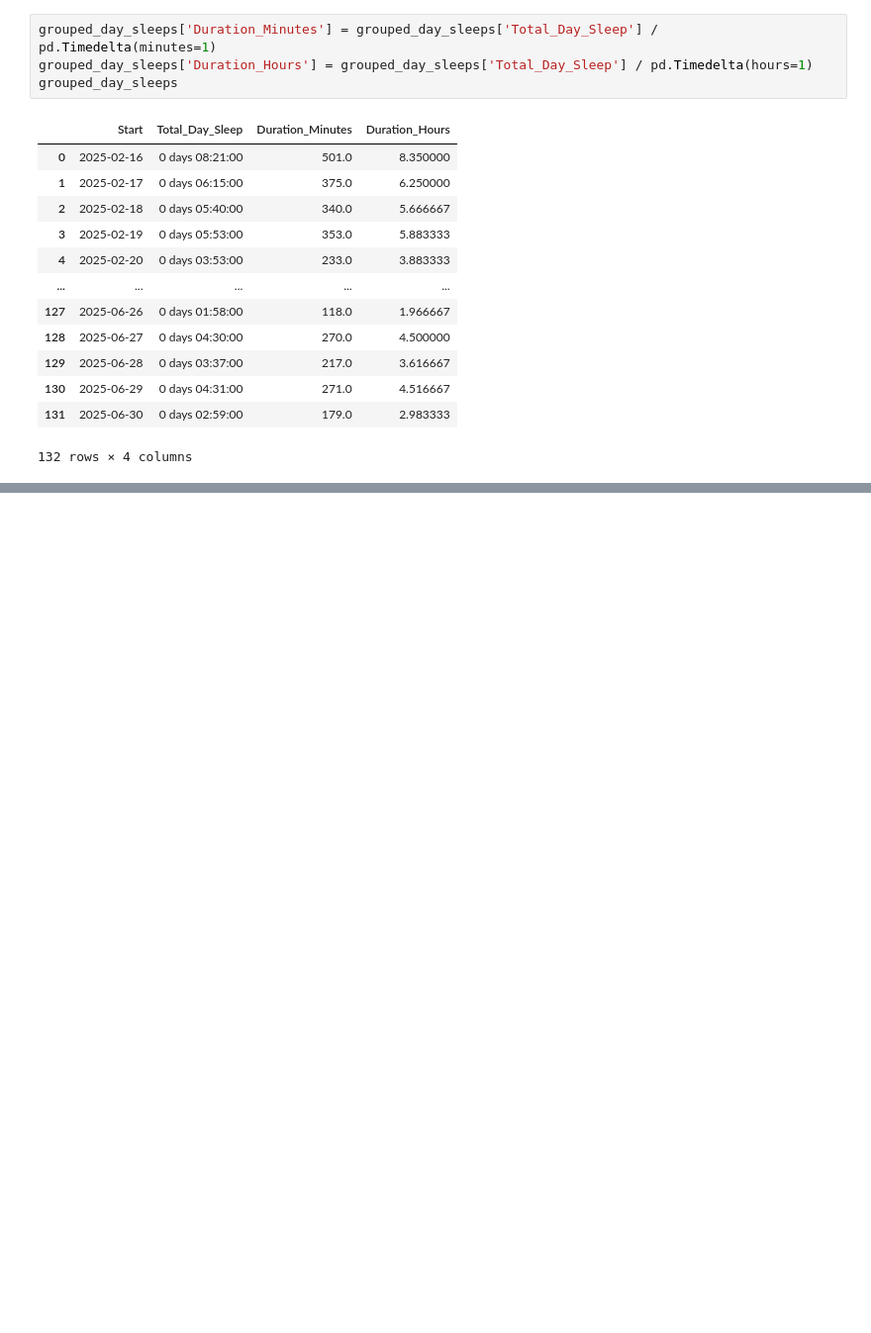
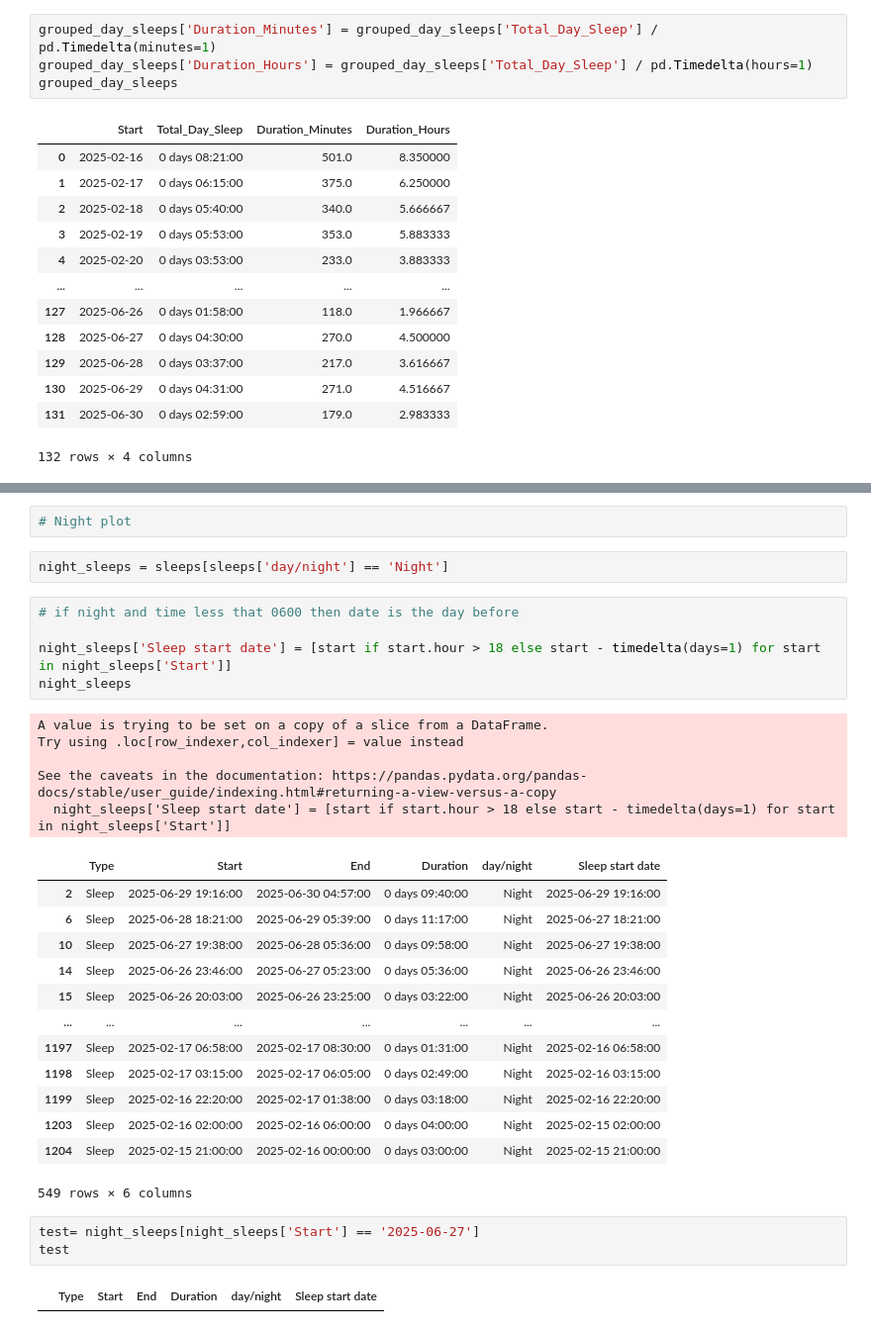
Before and after one commit to trow-land/Data-Science, a Jupyter notebook: Baby Progress/baby_data_analysis.ipynb, the cells around one changed output, grey strips where cells are left out. Shown at 99% size. Saved outputs shown, nothing was run; the diff lists cells and outputs as text; blank space fills up the shorter version.

```diff
--- a/Baby Progress/baby_data_analysis.ipynb
+++ b/Baby Progress/baby_data_analysis.ipynb
@@ -218,0 +214,33 @@ plt.show()
+# %%
+# Night plot
+# %%
+night_sleeps = sleeps[sleeps['day/night'] == 'Night']
+# %%
+# if night and time less that 0600 then date is the day before
+
+night_sleeps['Sleep start date'] = [start if start.hour > 18 else start - timedelta(days=1) for start in night_sleeps['Start']]
+night_sleeps
+# %% [output]
+A value is trying to be set on a copy of a slice from a DataFrame.
+Try using .loc[row_indexer,col_indexer] = value instead
+
+See the caveats in the documentation: https://pandas.pydata.org/pandas-docs/stable/user_guide/indexing.html#returning-a-view-versus-a-copy
+  night_sleeps['Sleep start date'] = [start if start.hour > 18 else start - timedelta(days=1) for start in night_sleeps['Start']]
+|  | Type | Start | End | Duration | day/night | Sleep start date |
+| 2 | Sleep | 2025-06-29 19:16:00 | 2025-06-30 04:57:00 | 0 days 09:40:00 | Night | 2025-06-29 19:16:00 |
+| 6 | Sleep | 2025-06-28 18:21:00 | 2025-06-29 05:39:00 | 0 days 11:17:00 | Night | 2025-06-27 18:21:00 |
+| 10 | Sleep | 2025-06-27 19:38:00 | 2025-06-28 05:36:00 | 0 days 09:58:00 | Night | 2025-06-27 19:38:00 |
+| 14 | Sleep | 2025-06-26 23:46:00 | 2025-06-27 05:23:00 | 0 days 05:36:00 | Night | 2025-06-26 23:46:00 |
+| 15 | Sleep | 2025-06-26 20:03:00 | 2025-06-26 23:25:00 | 0 days 03:22:00 | Night | 2025-06-26 20:03:00 |
+| ... | ... | ... | ... | ... | ... | ... |
+| 1197 | Sleep | 2025-02-17 06:58:00 | 2025-02-17 08:30:00 | 0 days 01:31:00 | Night | 2025-02-16 06:58:00 |
+| 1198 | Sleep | 2025-02-17 03:15:00 | 2025-02-17 06:05:00 | 0 days 02:49:00 | Night | 2025-02-16 03:15:00 |
+| 1199 | Sleep | 2025-02-16 22:20:00 | 2025-02-17 01:38:00 | 0 days 03:18:00 | Night | 2025-02-16 22:20:00 |
+| 1203 | Sleep | 2025-02-16 02:00:00 | 2025-02-16 06:00:00 | 0 days 04:00:00 | Night | 2025-02-15 02:00:00 |
+| 1204 | Sleep | 2025-02-15 21:00:00 | 2025-02-16 00:00:00 | 0 days 03:00:00 | Night | 2025-02-15 21:00:00 |
+549 rows × 6 columns
+# %%
+test= night_sleeps[night_sleeps['Start'] == '2025-06-27']
+test
+# %% [output]
+|  | Type | Start | End | Duration | day/night | Sleep start date |
```
Also changed, not shown: parts of 7 cells of this notebook.
